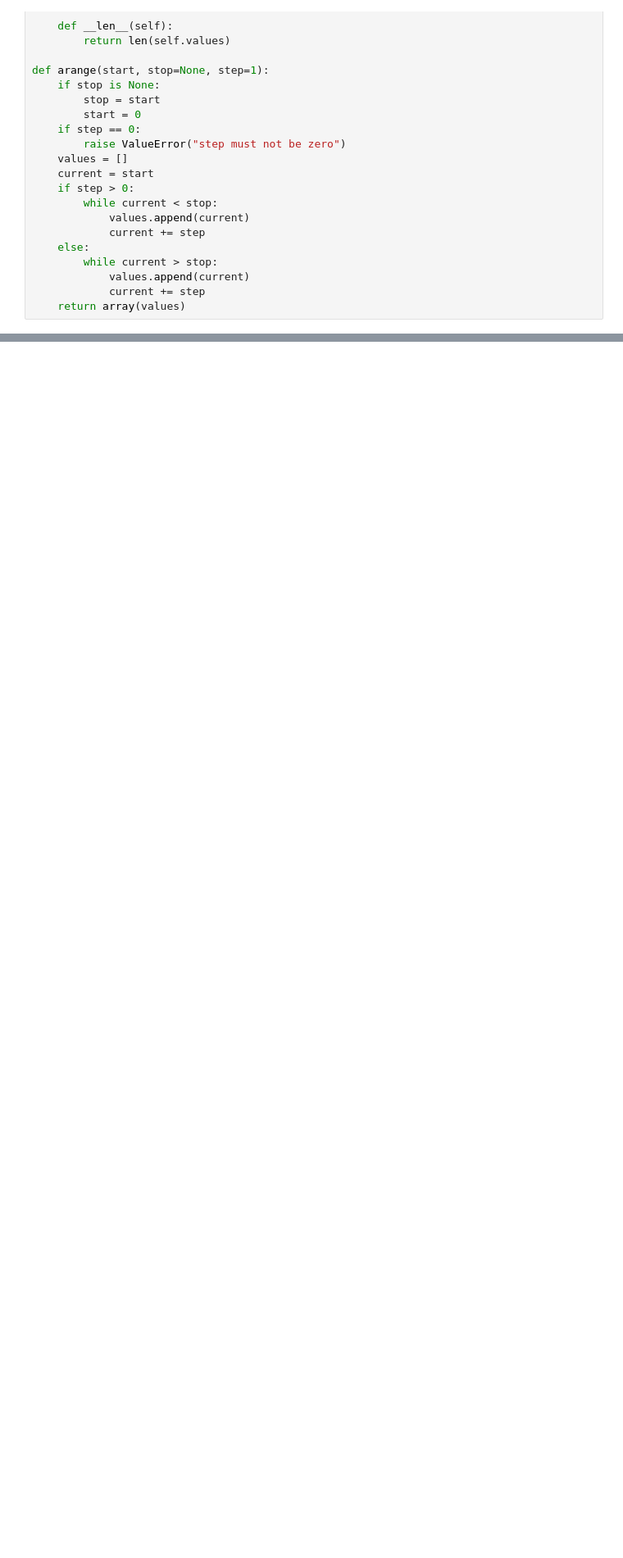
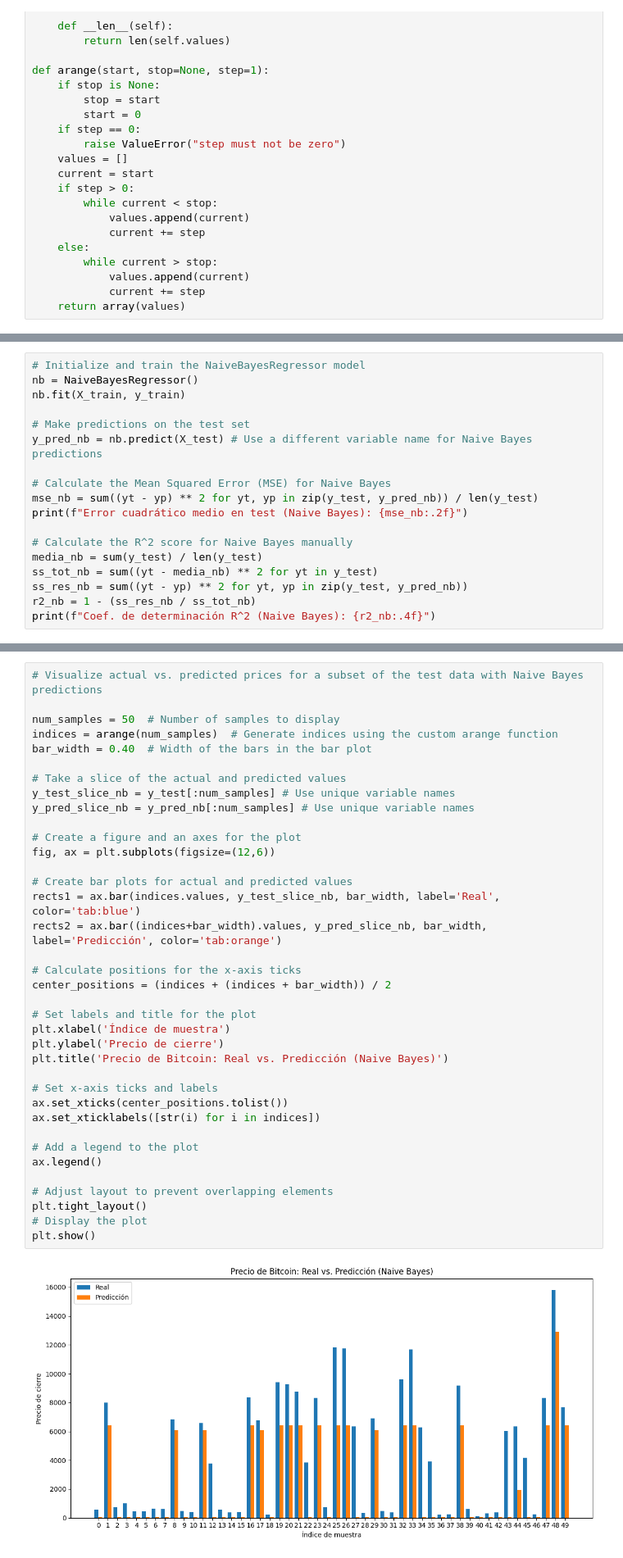
Before and after one commit to breynerciro/ProyectoME, a Jupyter notebook: prediction_bitcoin_price.ipynb, the cells around one changed output, grey strips where cells are left out. Shown at 82% size. Saved outputs shown, nothing was run; the diff lists cells and outputs as text; blank space fills up the shorter version.

```diff
--- a/prediction_bitcoin_price.ipynb
+++ b/prediction_bitcoin_price.ipynb
@@ -257,0 +514,18 @@ plt.show()
+# %%
+# Initialize and train the NaiveBayesRegressor model
+nb = NaiveBayesRegressor()
+nb.fit(X_train, y_train)
+
+# Make predictions on the test set
+y_pred_nb = nb.predict(X_test) # Use a different variable name for Naive Bayes predictions
+
+# Calculate the Mean Squared Error (MSE) for Naive Bayes
+mse_nb = sum((yt - yp) ** 2 for yt, yp in zip(y_test, y_pred_nb)) / len(y_test)
+print(f"Error cuadrático medio en test (Naive Bayes): {mse_nb:.2f}")
+
+# Calculate the R^2 score for Naive Bayes manually
+media_nb = sum(y_test) / len(y_test)
+ss_tot_nb = sum((yt - media_nb) ** 2 for yt in y_test)
+ss_res_nb = sum((yt - yp) ** 2 for yt, yp in zip(y_test, y_pred_nb))
+r2_nb = 1 - (ss_res_nb / ss_tot_nb)
+print(f"Coef. de determinación R^2 (Naive Bayes): {r2_nb:.4f}")
@@ -257,0 +630,39 @@ plt.show()
+# %%
+# Visualize actual vs. predicted prices for a subset of the test data with Naive Bayes predictions
+
+num_samples = 50  # Number of samples to display
+indices = arange(num_samples)  # Generate indices using the custom arange function
+bar_width = 0.40  # Width of the bars in the bar plot
+
+# Take a slice of the actual and predicted values
+y_test_slice_nb = y_test[:num_samples] # Use unique variable names
+y_pred_slice_nb = y_pred_nb[:num_samples] # Use unique variable names
+
+# Create a figure and an axes for the plot
+fig, ax = plt.subplots(figsize=(12,6))
+
+# Create bar plots for actual and predicted values
+rects1 = ax.bar(indices.values, y_test_slice_nb, bar_width, label='Real', color='tab:blue')
+rects2 = ax.bar((indices+bar_width).values, y_pred_slice_nb, bar_width, label='Predicción', color='tab:orange')
+
+# Calculate positions for the x-axis ticks
+center_positions = (indices + (indices + bar_width)) / 2
+
+# Set labels and title for the plot
+plt.xlabel('Índice de muestra')
+plt.ylabel('Precio de cierre')
+plt.title('Precio de Bitcoin: Real vs. Predicción (Naive Bayes)')
+
+# Set x-axis ticks and labels
+ax.set_xticks(center_positions.tolist())
+ax.set_xticklabels([str(i) for i in indices])
+
+# Add a legend to the plot
+ax.legend()
+
+# Adjust layout to prevent overlapping elements
+plt.tight_layout()
+# Display the plot
+plt.show()
+# %% [output]
+[figure, added]
```
Also changed, not shown: parts of 38 cells of this notebook, 2 other files.
